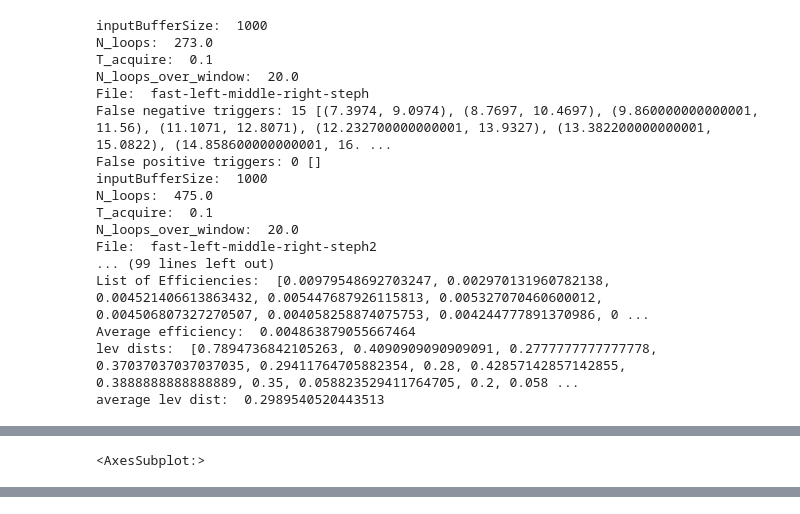
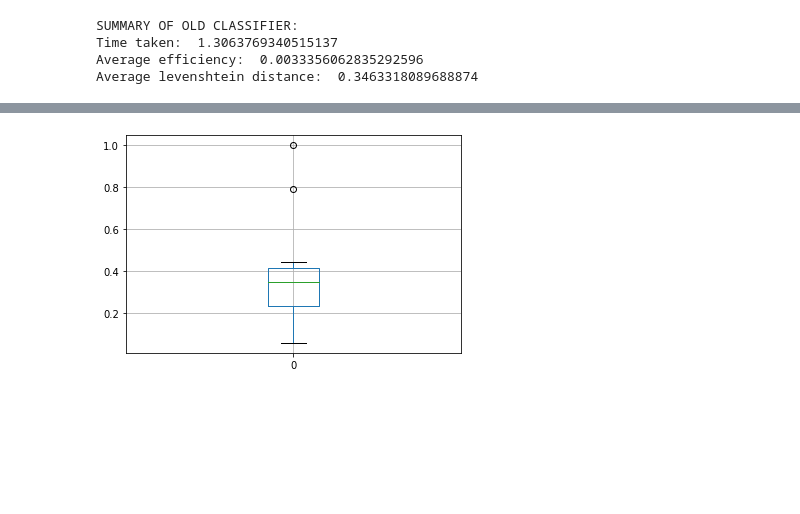
Before and after one commit to BruceWangXD/SpaceInvaders, a Jupyter notebook: Spiker_opt.ipynb, the cells around one changed output, grey strips where cells are left out. Saved outputs shown, nothing was run; the diff lists cells and outputs as text; code cells hidden in the pictures; blank space fills up the shorter version.

```diff
--- a/Spiker_opt.ipynb
+++ b/Spiker_opt.ipynb
@@ -325,10 +325,12 @@ def streaming_classifier(
     N_loops =(total_time*samprate)//inputBufferSize  # len(wav_array)//inputBufferSize
     T_acquire = inputBufferSize/samprate    # length of time that data is acquired for
     N_loops_over_window = window_size/T_acquire    # total number of loops to cover desire time window
+    """
     print("inputBufferSize: ", inputBufferSize)
     print("N_loops: ", N_loops)
     print("T_acquire: ", T_acquire)
     print("N_loops_over_window: ", N_loops_over_window)
+    """
 
     # Initialise plot
     if plot:
@@ -654,7 +656,6 @@ def plot_predictions(wav_array, labels_dat, predictions, predictions_timestamps,
     ax[i].set_title(key)
     ax[i].legend()
 # %%
-%%time
 from copy import deepcopy
 from Levenshtein import distance as levenshtein_distance
 
@@ -685,7 +686,7 @@ for key in waves.keys():
                                                                                     store_events=True)
 
     end = time.time()
-    efficiency.append((end - start) / len(predictions))
+    efficiency.append((end - start) / max(len(predictions) ,len(list(labels[key].label))))
     #print("streaming_classifier took: ", (end - start) / len(predictions), "seconds per classification (", len(predictions), " predictions took ", end - start,"seconds ).")
     lev_dists.append(levenshtein_distance(predictions, "".join(list(labels[key].label))) / max(len(predictions) ,len(list(labels[key].label))))
     #print(list(labels[key].label))
@@ -707,36 +708,26 @@ for key in waves.keys():
                 actual_leftovers.remove(act_times)
                 pred_leftovers.remove(pred_times)
 
-
+    """
     print("File: ", key)
     print(f"False negative triggers: {len(actual_leftovers)}", actual_leftovers)
     print(f"False positive triggers: {len(pred_leftovers)}",  pred_leftovers)
+    """
     #print((len(actual_leftovers) + len(pred_leftovers)) / len(labels[key].label))
 
 big_end = time.time()
+%matplotlib inline
 print("\n\n\n\n")
+print("SUMMARY OF OLD CLASSIFIER:")
 print("Time taken: ", big_end - big_start)
-print("List of Efficiencies: ", efficiency)
+#print("List of Efficiencies: ", efficiency)
 print("Average efficiency: ", sum(efficiency) / len(efficiency))
-print("lev dists: ", lev_dists)
-print("average lev dist: ", sum(lev_dists) / len(lev_dists))
+#print("lev dists: ", lev_dists)
+print("Average levenshtein distance: ", sum(lev_dists) / len(lev_dists))
 lev_dists = pd.DataFrame(lev_dists)
 lev_dists.boxplot()
 # %% [output]
-inputBufferSize:  1000
-N_loops:  273.0
-T_acquire:  0.1
-N_loops_over_window:  20.0
-File:  fast-left-middle-right-steph
-False negative triggers: 15 [(7.3974, 9.0974), (8.7697, 10.4697), (9.860000000000001, 11.56), (11.1071, 12.8071), (12.232700000000001, 13.9327), (13.382200000000001, 15.0822), (14.858600000000001, 16. ...
-False positive triggers: 0 []
-inputBufferSize:  1000
-N_loops:  475.0
-T_acquire:  0.1
-N_loops_over_window:  20.0
-File:  fast-left-middle-right-steph2
-... (99 lines left out)
-List of Efficiencies:  [0.00979548692703247, 0.002970131960782138, 0.004521406613863432, 0.005447687926115813, 0.005327070460600012, 0.004506807327270507, 0.004058258874075753, 0.004244777891370986, 0 ...
-Average efficiency:  0.004863879055667464
-lev dists:  [0.7894736842105263, 0.4090909090909091, 0.2777777777777778, 0.37037037037037035, 0.29411764705882354, 0.28, 0.42857142857142855, 0.3888888888888889, 0.35, 0.058823529411764705, 0.2, 0.058 ...
-average lev dist:  0.2989540520443513
+SUMMARY OF OLD CLASSIFIER:
+Time taken:  1.3063769340515137
+Average efficiency:  0.0033356062835292596
+Average levenshtein distance:  0.3463318089688874
@@ -746 +734,0 @@ Wall time: 1.28 s
-<AxesSubplot:>
@@ -749 +735,2 @@ Wall time: 1.28 s
+[figure, added]
 # %%
```
Also changed, not shown: parts of 4 cells of this notebook.
